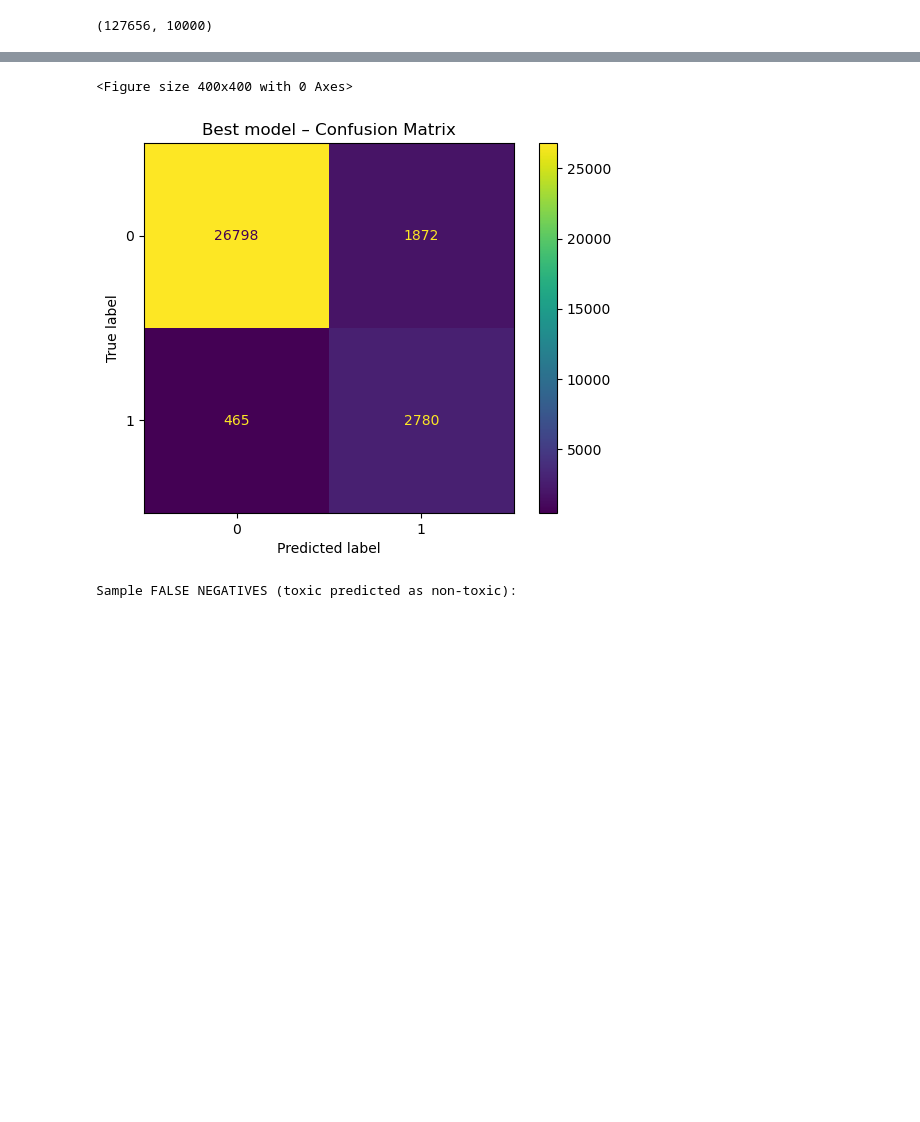
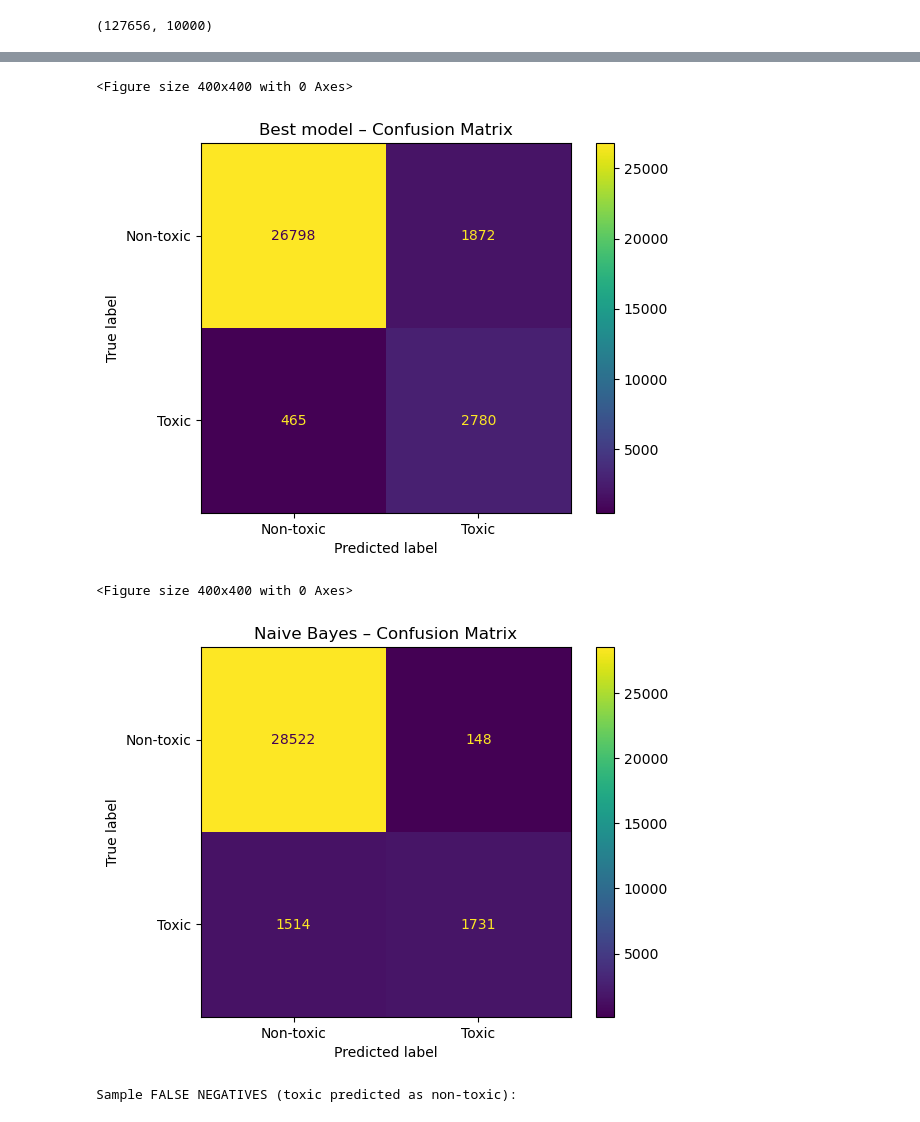
Before and after one commit to jasrulete/toxic-comment-detector, a Jupyter notebook: notebooks/toxic_comment_training.ipynb, the cells around one changed output, grey strips where cells are left out. Cells and saved outputs as stored; diff of their text form; code cells hidden in the pictures; blank space fills up the shorter version.

Commit message:
added metrics for cv and confusion matrix for both

```diff
--- a/notebooks/toxic_comment_training.ipynb
+++ b/notebooks/toxic_comment_training.ipynb
@@ -349,17 +393,31 @@ if hasattr(best_model, "predict_proba"):
 # %%
 from sklearn.metrics import confusion_matrix, ConfusionMatrixDisplay
+from sklearn.naive_bayes import MultinomialNB
 import matplotlib.pyplot as plt
 
 # Confusion matrix for best model (selected by CV)
 best_cm = confusion_matrix(y_test, test_preds)
-disp = ConfusionMatrixDisplay(confusion_matrix=best_cm, display_labels=[0, 1])
+disp = ConfusionMatrixDisplay(confusion_matrix=best_cm, display_labels=["Non-toxic", "Toxic"])
 plt.figure(figsize=(4, 4))
 disp.plot(values_format='d')
 plt.title("Best model – Confusion Matrix")
 plt.show()
+
+# Confusion matrix for Naive Bayes (same features for fair comparison)
+nb_cm_clf = MultinomialNB()
+nb_cm_clf.fit(X_train_tfidf, y_train)
+nb_cm_preds = nb_cm_clf.predict(X_test_tfidf)
+nb_cm = confusion_matrix(y_test, nb_cm_preds)
+disp_nb = ConfusionMatrixDisplay(confusion_matrix=nb_cm, display_labels=["Non-toxic", "Toxic"])
+plt.figure(figsize=(4, 4))
+disp_nb.plot(values_format='d')
+plt.title("Naive Bayes – Confusion Matrix")
+plt.show()
 # %% [output]
 <Figure size 400x400 with 0 Axes>
-[figure, old version]
+[figure, new version]
+<Figure size 400x400 with 0 Axes>
+[figure, added]
 # %%
 import pandas as pd
 
```
Also changed, not shown: parts of 4 cells of this notebook.
